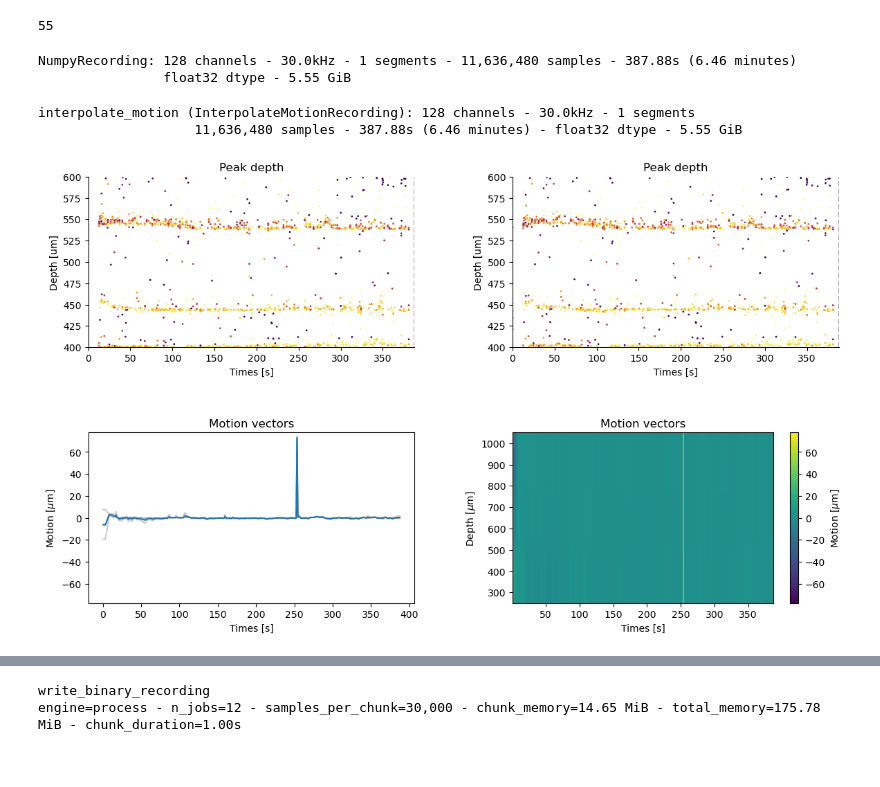
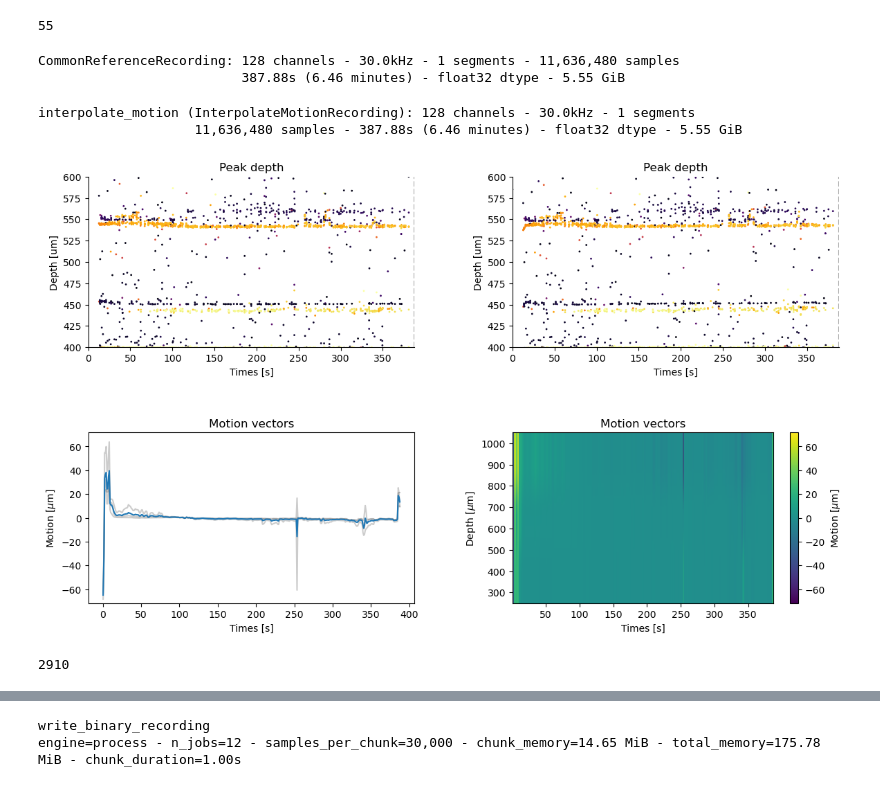
Before and after one commit to Raynor-Cerebellum-Project/RCP_fastigial_analysis, a Jupyter notebook: batch_scripts/fastigial_artifact_correction.ipynb, the cells around one changed output, grey strips where cells are left out. Saved outputs shown, nothing was run; the diff lists cells and outputs as text; code cells hidden in the pictures.

Commit message:
finishing fastigial blanking analysis

```diff
--- a/batch_scripts/fastigial_artifact_correction.ipynb
+++ b/batch_scripts/fastigial_artifact_correction.ipynb
@@ -368,6 +270,8 @@ def load_session_to_bin(
 # %%
-sess = INTAN_ROOT / "BL_closed_loop_STIM_003_250528_145904"
-bin_path = BIN_CKPT / f"{sess.name}_neural.bin"
+DRIFT_CKPT = OUT_BASE / "checkpoints" / "NPRW_drift"
+SORT_CKPT  = OUT_BASE / "checkpoints" / "sorting_results" / f'{sess_name}_blanking'
+DRIFT_CKPT.mkdir(parents=True, exist_ok=True)
+SORT_CKPT.mkdir(parents=True, exist_ok=True)
 # %%
 # load Intan data
 rec_raw = se.read_split_intan_files(sess, mode="concatenate", stream_name=INTAN_STREAM, use_names_as_ids=True)
@@ -384,5 +284,5 @@ ChannelSliceRecording: 128 channels - 30.0kHz - 1 segments - 11,636,480 samples
                        387.88s (6.46 minutes) - int16 dtype - 2.77 GiB
 # %%
 # get traces
-neural_data = rec_cmr.get_traces().T  # (n_channels, n_samples)
+neural_data = rec_raw.get_traces().T  # (n_channels, n_samples)
 print(neural_data.shape, neural_data.dtype)
@@ -414,11 +309,13 @@ loading cached stim arrays from /home/bryan/mnt/cullen_data/Current Project Data
 dict_keys(['stim_traces', 'active_channels', 'trigger_pairs', 'block_bounds_samples', 'pulse_sizes'])
 (9680, 2)
 # %%
-# build stim trigger object
 stim_result = rcp.StimTriggerResult(
     active_channels=stim_arrays["active_channels"],
     trigger_pairs=stim_arrays["trigger_pairs"],
     block_bounds_samples=stim_arrays["block_bounds_samples"],
     pulse_sizes=stim_arrays["pulse_sizes"],
 )
-print(stim_result.trigger_pairs.shape, stim_result.block_bounds_samples.shape)
+
+import pickle
+with open(SORT_CKPT / "stim_result.pkl", "wb") as f:
+    pickle.dump(stim_result, f)
@@ -529,41 +416,60 @@ import spikeinterface.preprocessing as spre
 fs = 30000.0
 
 rec_corrected = si.NumpyRecording(
-    traces_list=neural_data_corrected.T,  # NumpyRecording expects (n_samples, n_channels)
+    traces_list=neural_data_corrected.T,
     sampling_frequency=fs,
 )
 rec_corrected = rec_corrected.set_probe(nprw_probe)
 
-print(rec_corrected)
+rec_bp = spre.bandpass_filter(rec_corrected, freq_min=float(PARAMS.highpass_hz), freq_max=float(PARAMS.lowpass_hz))
+rec_cmr = spre.common_reference(rec_bp, reference="local", operator="median", local_radius=(RADII[0], RADII[1]))
+
+print(rec_cmr)
 # %% [output]
-NumpyRecording: 128 channels - 30.0kHz - 1 segments - 11,636,480 samples - 387.88s (6.46 minutes)
-                float32 dtype - 5.55 GiB
+CommonReferenceRecording: 128 channels - 30.0kHz - 1 segments - 11,636,480 samples
+                          387.88s (6.46 minutes) - float32 dtype - 5.55 GiB
 # %%
 import matplotlib.pyplot as plt
 plt.ion()
 motion, motion_info = spre.compute_motion(
-    rec_corrected, preset="dredge", folder=DRIFT_CKPT, output_motion_info=True, overwrite=True, **job_kwargs
+    rec_cmr, preset="dredge", folder=DRIFT_CKPT, output_motion_info=True, overwrite=True, **job_kwargs
 )
+
+import pickle
+
+with open(SORT_CKPT / "motion_info.pkl", "wb") as f:
+    pickle.dump(motion_info, f)
+
 
 %matplotlib inline
 from spikeinterface.widgets import plot_motion, plot_motion_info
 fig = plt.figure(figsize=(14, 8))
 plot_motion_info(
-    motion_info, rec_corrected,
+    motion_info, rec_cmr,
     figure=fig,
     depth_lim=(400, 600),
     color_amplitude=True,
     amplitude_cmap="inferno",
     scatter_decimate=10,
 )
 
 from spikeinterface.sortingcomponents.motion import interpolate_motion
 interpolated_recording = interpolate_motion(
-    recording=rec_corrected, motion=motion_info['motion'],
+    recording=rec_cmr, motion=motion_info['motion'],
     border_mode="force_extrapolate"
 )
 interpolated_recording
 # %% [output]
 interpolate_motion (InterpolateMotionRecording): 128 channels - 30.0kHz - 1 segments
                     11,636,480 samples - 387.88s (6.46 minutes) - float32 dtype - 5.55 GiB
-[figure, old version]
+[figure, new version]
+# %%
+import gc
+
+for name in ['neural_data_corrected', 'motion_info', 'interpolated_recording', 'rec_bp']:
+    if name in dir():
+        del globals()[name]
+
+gc.collect()
+# %% [output]
+2910
```
Also changed, not shown: parts of 25 cells of this notebook, 11 other files.
